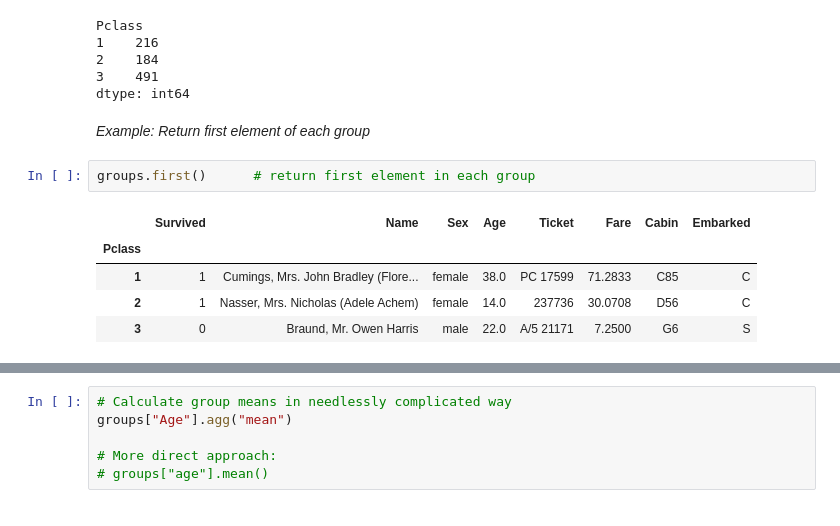
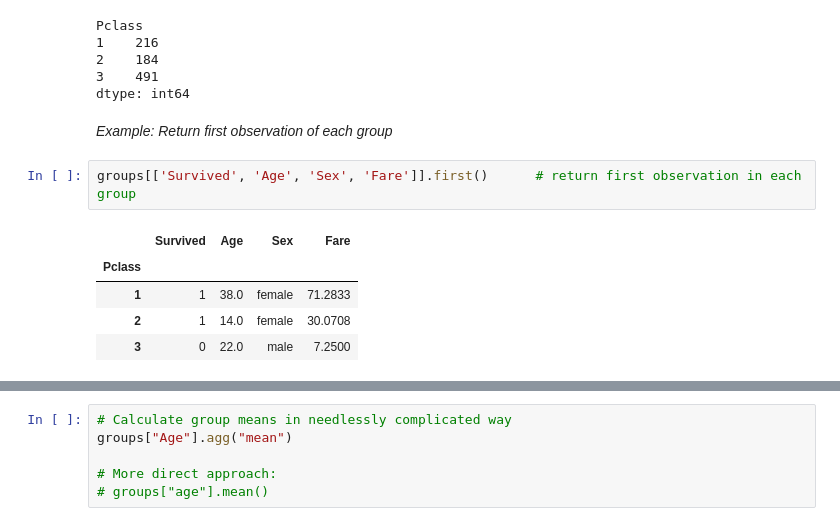
Before and after one commit to richardfoltyn/TECH2-H24, a Jupyter notebook: lecture3/lecture3.ipynb, the cells around one changed output, grey strips where cells are left out. Cells and saved outputs as stored; diff of their text form.

```diff
--- a/lecture3/lecture3.ipynb
+++ b/lecture3/lecture3.ipynb
@@ -141,12 +149,12 @@ Pclass
 3    491
 dtype: int64
 # %% [markdown]
-*Example: Return first element of each group*
+*Example: Return first observation of each group*
 # %%
-groups.first()      # return first element in each group
+groups[['Survived', 'Age', 'Sex', 'Fare']].first()      # return first observation in each group
 # %% [output]
-|  | Survived | Name | Sex | Age | Ticket | Fare | Cabin | Embarked |
-| Pclass |  |  |  |  |  |  |  |  |
-| 1 | 1 | Cumings, Mrs. John Bradley (Flore... | female | 38.0 | PC 17599 | 71.2833 | C85 | C |
-| 2 | 1 | Nasser, Mrs. Nicholas (Adele Achem) | female | 14.0 | 237736 | 30.0708 | D56 | C |
-| 3 | 0 | Braund, Mr. Owen Harris | male | 22.0 | A/5 21171 | 7.2500 | G6 | S |
+|  | Survived | Age | Sex | Fare |
+| Pclass |  |  |  |  |
+| 1 | 1 | 38.0 | female | 71.2833 |
+| 2 | 1 | 14.0 | female | 30.0708 |
+| 3 | 0 | 22.0 | male | 7.2500 |
```
Also changed, not shown: parts of 91 cells of this notebook, 2 other files.
